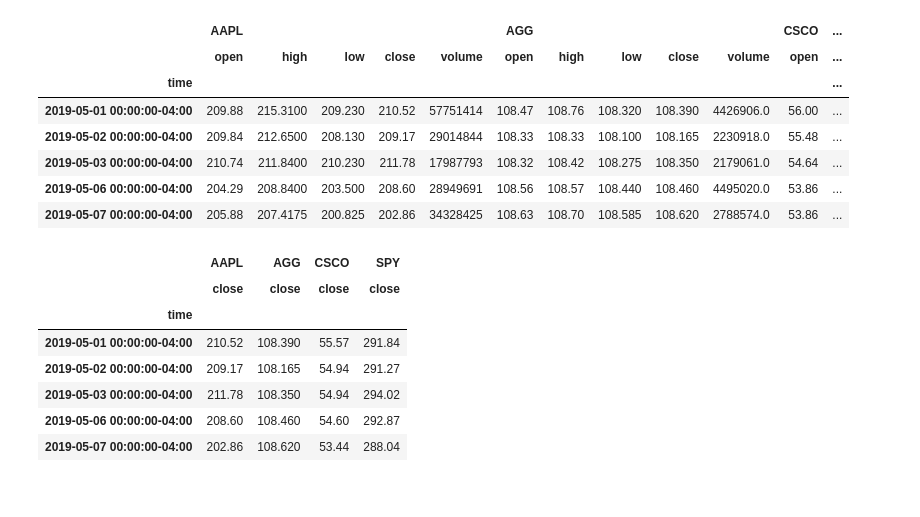
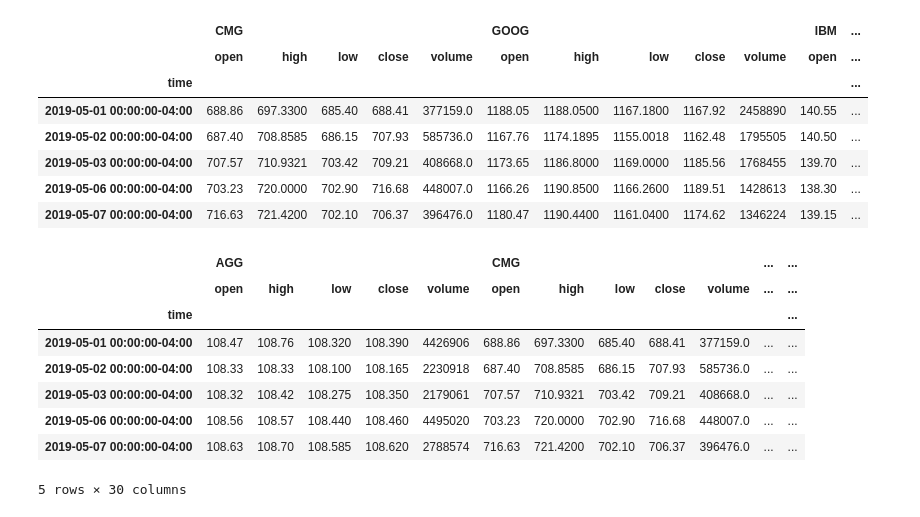
Before and after one commit to woodedlawn/awesome_retirement_portfolio_projector_tool, a Jupyter notebook: abiy/visualization.ipynb, the cells around one changed output. Cells and saved outputs as stored; diff of their text form; code cells hidden in the pictures.

```diff
--- a/abiy/visualization.ipynb
+++ b/abiy/visualization.ipynb
@@ -37,6 +34,9 @@ end_date = pd.Timestamp("2021-06-05", tz="America/New_York").isoformat()
 #Client Portfolio
 # Set the tickers
 tickers = ["GOOG","CMG","IBM", "XLB"]
+# %%
+#Diversifying portfolio
+tickers_2= ["GOOG","CMG","IBM", "XLB","SPY","AGG"]
 # %%
 # Set timeframe to one day ('1D') for the Alpaca API
 timeframe = "1D"
@@ -44,55 +45,58 @@ data_set= (tickers, timeframe, start_date, end_date)
 # %%
 # Set the number of years of data to fetch
-num_years = 30
+num_years = 20
 
 lim = 1000
 num_days_data_needed = num_years * 252
 def format_date_iso(date):
     return pd.Timestamp(date, tz="America/New_York").isoformat()
 
 
 # Get current closing prices of portfolio
-portfolio_df = pd.DataFrame()
-portfolio_df = alpaca.get_barset(tickers,timeframe,start = start_date,end = end_date,limit=lim).df
+client_prices_df = pd.DataFrame()
+prices_df = pd.DataFrame()
+client_prices_df = alpaca.get_barset(tickers,timeframe,start = start_date,end = end_date,limit=lim).df
+prices_df = alpaca.get_barset(tickers_2,timeframe,start = start_date,end = end_date,limit=lim).df
+
 #get the portfolio closing price
-portfolio_closing_prices_df = pd.DataFrame()
-closing_prices_df["AAPL"] = portfolio_df["AAPL"]["close"]
-closing_prices_df["AGG"] = portfolio_df["AGG"]["close"]
-closing_prices_df["CSCO"] = portfolio_df["CSCO"]["close"]
-closing_prices_df["SPY"] = portfolio_df["SPY"]["close"]
+#portfolio_closing_prices_df["AGG"] = portfolio_df["AGG"]["close"]
 #concanating portfolio closing price
-closing_prices_df = pd.concat([portfolio_df["AAPL"]["close"], portfolio_df["AGG"]["close"],portfolio_df["CSCO"]["close"],portfolio_df["SPY"]["close"]])
+#closing_price_client_df = pd.concat([cmg_price, goog_price,ibm_price, xlb_price],axis=1)
+#closing_price_portfolio_df = pd.concat([cmg_price, goog_price,ibm_price, xlb_price,agg_price,spy_price], axis =1)
 #creating portfolio daily returns dataframe
+client_portfolio_dialy_returns=pd.DataFrame()
 portfolio_daily_returns=pd.DataFrame()
+# Create an empty `closing_prices_df` DataFrame using Pandas
+closing_prices_df = pd.DataFrame()
 #get portfolio daily returns
-portfolio_daily_returns=closing_prices_df.pct_change().dropna()
-#creating Portfolio cumulative returns dataframe
+#client_portfolio_daily_returns=closing_prices_df.pct_change().dropna()
+#portfolio_daily_returns=closing_prices_df.pct_change().dropna()
+#creating Portfolio cumulative returns dataframe\
+client_portfolio_cumulative_returns=pd.DataFrame()
 portfolio_cumulative_returns=pd.DataFrame()
 #Analyzing portfolio cumulative returns
+client_portfolio_cumulative_returns=(1 + portfolio_daily_returns).cumprod()-1
 portfolio_cumulative_returns=(1 + portfolio_daily_returns).cumprod()-1
 
-portfolio_cumulative_returns.head()
 # Display sample data
-portfolio_df.sort_index(inplace=True)
-portfolio_df.head()
+client_prices_df.sort_index(inplace=True)
+display(client_prices_df.head())
+display(prices_df.head())
 # %% [output]
-|  | AAPL |  |  |  |  | AGG |  |  |  |  | CSCO | ... |
+|  | CMG |  |  |  |  | GOOG |  |  |  |  | IBM | ... |
 |  | open | high | low | close | volume | open | high | low | close | volume | open | ... |
 | time |  |  |  |  |  |  |  |  |  |  |  | ... |
-| 2019-05-01 00:00:00-04:00 | 209.88 | 215.3100 | 209.230 | 210.52 | 57751414 | 108.47 | 108.76 | 108.320 | 108.390 | 4426906.0 | 56.00 | ... |
-| 2019-05-02 00:00:00-04:00 | 209.84 | 212.6500 | 208.130 | 209.17 | 29014844 | 108.33 | 108.33 | 108.100 | 108.165 | 2230918.0 | 55.48 | ... |
-| 2019-05-03 00:00:00-04:00 | 210.74 | 211.8400 | 210.230 | 211.78 | 17987793 | 108.32 | 108.42 | 108.275 | 108.350 | 2179061.0 | 54.64 | ... |
-| 2019-05-06 00:00:00-04:00 | 204.29 | 208.8400 | 203.500 | 208.60 | 28949691 | 108.56 | 108.57 | 108.440 | 108.460 | 4495020.0 | 53.86 | ... |
-| 2019-05-07 00:00:00-04:00 | 205.88 | 207.4175 | 200.825 | 202.86 | 34328425 | 108.63 | 108.70 | 108.585 | 108.620 | 2788574.0 | 53.86 | ... |
+| 2019-05-01 00:00:00-04:00 | 688.86 | 697.3300 | 685.40 | 688.41 | 377159.0 | 1188.05 | 1188.0500 | 1167.1800 | 1167.92 | 2458890 | 140.55 | ... |
+| 2019-05-02 00:00:00-04:00 | 687.40 | 708.8585 | 686.15 | 707.93 | 585736.0 | 1167.76 | 1174.1895 | 1155.0018 | 1162.48 | 1795505 | 140.50 | ... |
+| 2019-05-03 00:00:00-04:00 | 707.57 | 710.9321 | 703.42 | 709.21 | 408668.0 | 1173.65 | 1186.8000 | 1169.0000 | 1185.56 | 1768455 | 139.70 | ... |
+| 2019-05-06 00:00:00-04:00 | 703.23 | 720.0000 | 702.90 | 716.68 | 448007.0 | 1166.26 | 1190.8500 | 1166.2600 | 1189.51 | 1428613 | 138.30 | ... |
+| 2019-05-07 00:00:00-04:00 | 716.63 | 721.4200 | 702.10 | 706.37 | 396476.0 | 1180.47 | 1190.4400 | 1161.0400 | 1174.62 | 1346224 | 139.15 | ... |
+|  | AGG |  |  |  |  | CMG |  |  |  |  | ... | ... |
+|  | open | high | low | close | volume | open | high | low | close | volume | ... | ... |
+| time |  |  |  |  |  |  |  |  |  |  |  | ... |
+| 2019-05-01 00:00:00-04:00 | 108.47 | 108.76 | 108.320 | 108.390 | 4426906 | 688.86 | 697.3300 | 685.40 | 688.41 | 377159.0 | ... | ... |
+| 2019-05-02 00:00:00-04:00 | 108.33 | 108.33 | 108.100 | 108.165 | 2230918 | 687.40 | 708.8585 | 686.15 | 707.93 | 585736.0 | ... | ... |
+| 2019-05-03 00:00:00-04:00 | 108.32 | 108.42 | 108.275 | 108.350 | 2179061 | 707.57 | 710.9321 | 703.42 | 709.21 | 408668.0 | ... | ... |
+| 2019-05-06 00:00:00-04:00 | 108.56 | 108.57 | 108.440 | 108.460 | 4495020 | 703.23 | 720.0000 | 702.90 | 716.68 | 448007.0 | ... | ... |
+| 2019-05-07 00:00:00-04:00 | 108.63 | 108.70 | 108.585 | 108.620 | 2788574 | 716.63 | 721.4200 | 702.10 | 706.37 | 396476.0 | ... | ... |
+5 rows × 30 columns
-# %%
-#get the portfolio closing price
-portfolio_close_price_df.head()
-# %% [output]
-|  | AAPL | AGG | CSCO | SPY |
-|  | close | close | close | close |
-| time |  |  |  |  |
-| 2019-05-01 00:00:00-04:00 | 210.52 | 108.390 | 55.57 | 291.84 |
-| 2019-05-02 00:00:00-04:00 | 209.17 | 108.165 | 54.94 | 291.27 |
-| 2019-05-03 00:00:00-04:00 | 211.78 | 108.350 | 54.94 | 294.02 |
-| 2019-05-06 00:00:00-04:00 | 208.60 | 108.460 | 54.60 | 292.87 |
-| 2019-05-07 00:00:00-04:00 | 202.86 | 108.620 | 53.44 | 288.04 |
```
Also changed, not shown: parts of 45 cells of this notebook, 4 other files.
